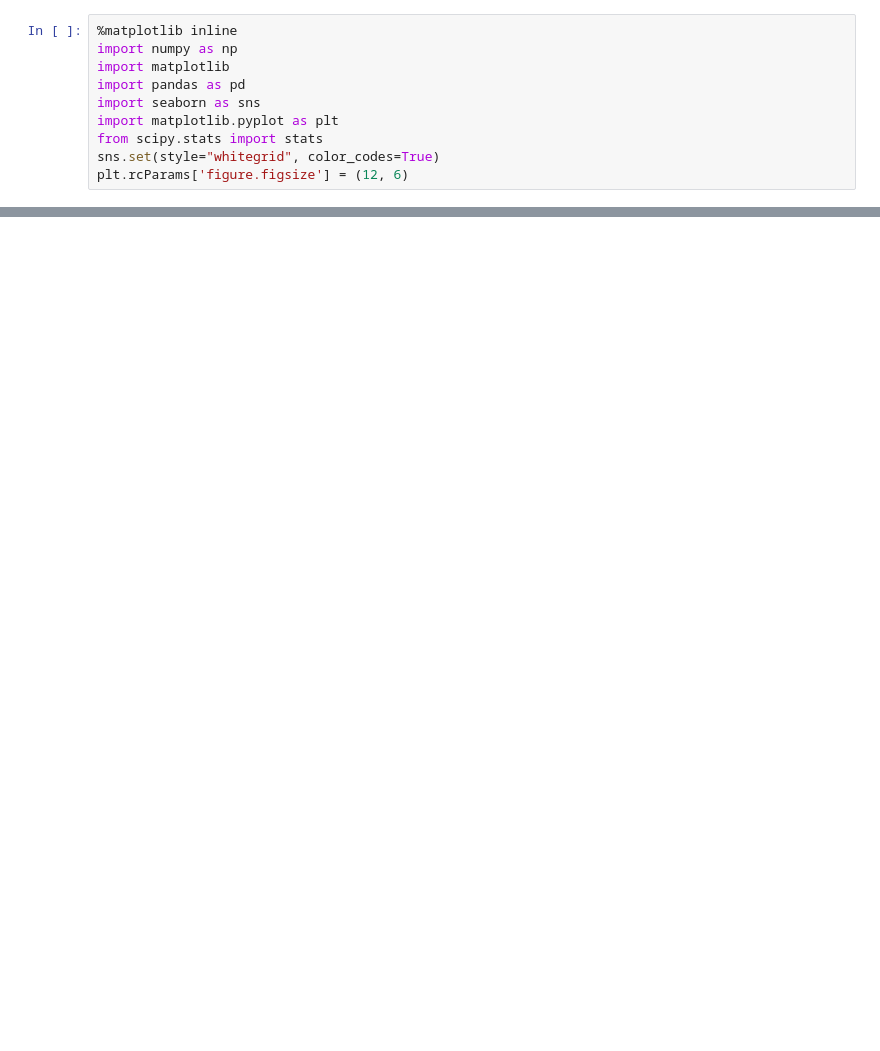
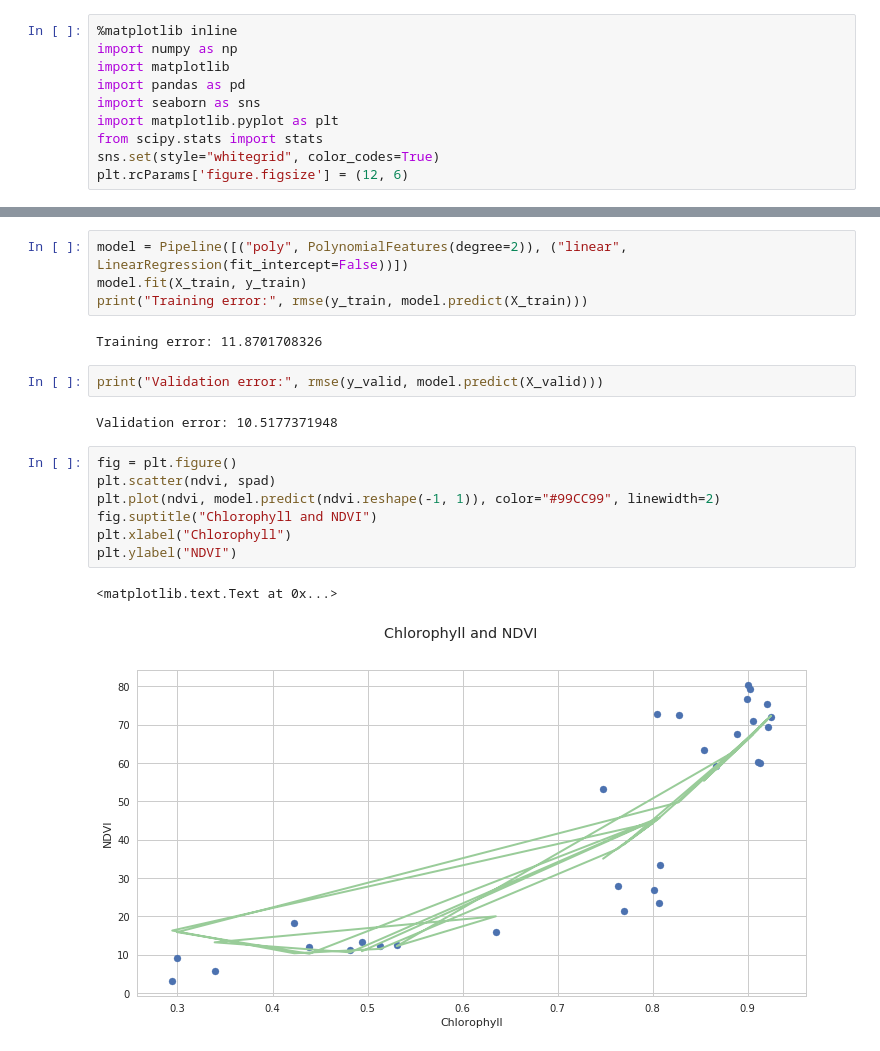
Before and after one commit to cheripai/thesis, a Jupyter notebook: notebooks/Orange_NDVI_SPAD.ipynb, the cells around one changed output, grey strips where cells are left out. Saved outputs shown, nothing was run; the diff lists cells and outputs as text; blank space fills up the shorter version.

```diff
--- a/notebooks/Orange_NDVI_SPAD.ipynb
+++ b/notebooks/Orange_NDVI_SPAD.ipynb
@@ -52,0 +76,20 @@ plt.scatter(spad, ndvi)
+# %%
+model = Pipeline([("poly", PolynomialFeatures(degree=2)), ("linear", LinearRegression(fit_intercept=False))])
+model.fit(X_train, y_train)
+print("Training error:", rmse(y_train, model.predict(X_train)))
+# %% [output]
+Training error: 11.8701708326
+# %%
+print("Validation error:", rmse(y_valid, model.predict(X_valid)))
+# %% [output]
+Validation error: 10.5177371948
+# %%
+fig = plt.figure()
+plt.scatter(ndvi, spad)
+plt.plot(ndvi, model.predict(ndvi.reshape(-1, 1)), color="#99CC99", linewidth=2)
+fig.suptitle("Chlorophyll and NDVI")
+plt.xlabel("Chlorophyll")
+plt.ylabel("NDVI")
+# %% [output]
+<matplotlib.text.Text at 0x...>
+[figure, added]
```
Also changed, not shown: parts of 19 cells of this notebook.
